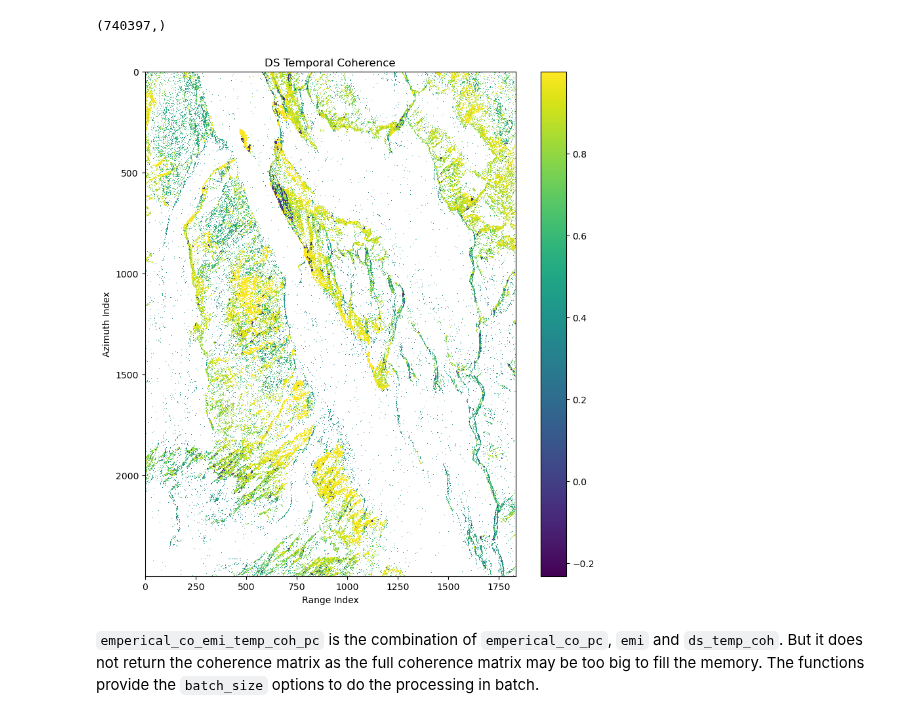
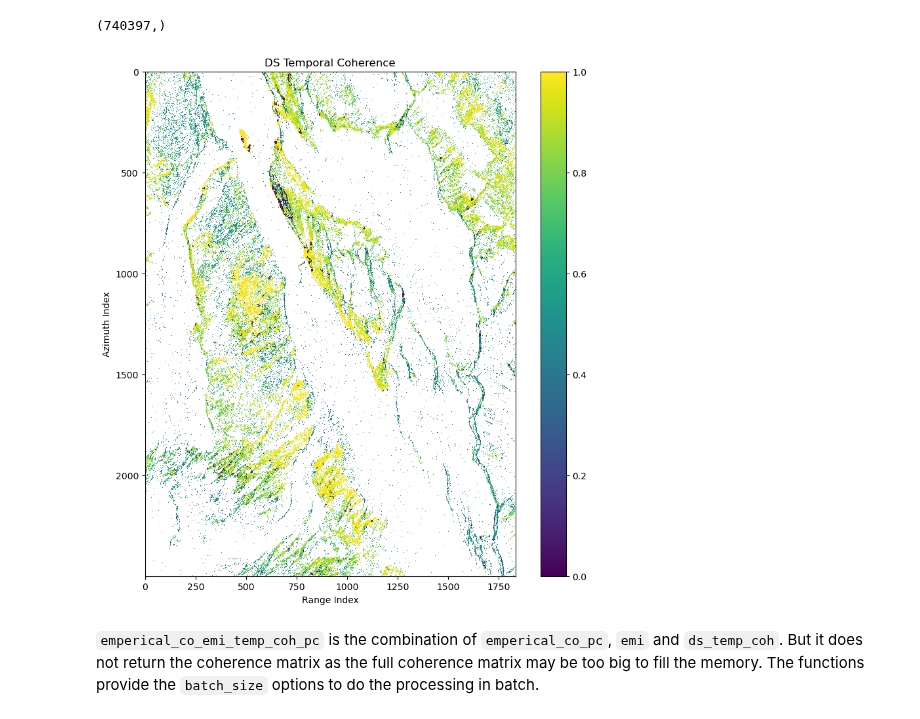
Before and after one commit to kanglcn/moraine, a Jupyter notebook: nbs/API/pl.ipynb, the cells around one changed output. Drawn from its saved outputs; the diff is of its cells as text; code cells hidden in the pictures.

```diff
--- a/nbs/API/pl.ipynb
+++ b/nbs/API/pl.ipynb
@@ -207,14 +207,13 @@ def _ds_temp_coh_numba(
     for i in prange(n_points):
         _ph = ph[i]
         _coh = coh[i]
-        _t_coh = np.float32(0.0)
+        _t_coh = np.complex64(0.0)
         for j in range(n_image_pairs):
             n, k = image_pairs[j,0],image_pairs[j,1]
             int_conj_ph = np.conjugate(_ph[n])*_ph[k]
             diff_ph = _coh[j]*int_conj_ph/np.abs(_coh[j])
-            _t_coh += diff_ph.real
-        _t_coh = _t_coh/n_image_pairs
-        temp_coh[i] = _t_coh
+            _t_coh += diff_ph
+        temp_coh[i] = np.abs(_t_coh)/n_image_pairs
     return temp_coh
 # %%
 #| export
@@ -224,7 +223,7 @@ if is_cuda_available():
         'raw float32 temp_coh',
         '''
         if (i >= n_points) return;
-        float _t_coh = 0;
+        T _t_coh = T(0.0,0.0);
         int j; int n; int k;
         int coh_idx; int ph_n_idx; int ph_k_idx;
         for (j = 0; j< n_image_pairs; j++){
@@ -233,9 +232,9 @@ if is_cuda_available():
             coh_idx = i*n_image_pairs+j;
             ph_n_idx = i*nimages+n;
             ph_k_idx = i*nimages+k;
-            _t_coh += real(coh[coh_idx]/sqrt(norm(coh[coh_idx]))*conj(ph[ph_n_idx])*ph[ph_k_idx]);
+            _t_coh += coh[coh_idx]/sqrt(norm(coh[coh_idx]))*conj(ph[ph_n_idx])*ph[ph_k_idx];
         }
-        temp_coh[i] = _t_coh/n_image_pairs;
+        temp_coh[i] = abs(_t_coh)/n_image_pairs;
         ''',
         name = 'ds_temp_coh_kernel',no_return=True,
     )
@@ -315,12 +314,12 @@ ds_can_temp_coh_2d[:] = np.nan
 ds_can_temp_coh_2d[is_ds_can] = ds_can_temp_coh
 # %%
 fig, ax = plt.subplots(1,1,figsize=(10,10))
-pcm = ax.imshow(ds_can_temp_coh_2d,interpolation='nearest')
+pcm = ax.imshow(ds_can_temp_coh_2d,interpolation='nearest',vmin=0,vmax=1)
 ax.set(title='DS Temporal Coherence',xlabel='Range Index',ylabel='Azimuth Index')
 fig.colorbar(pcm)
 fig.show()
 # %% [output]
-[figure, old version]
+[figure, new version]
 # %%
 #| export
 def emperical_co_emi_temp_coh_pc(
```
Also changed, not shown: parts of 2 cells of this notebook, 24 other files.
